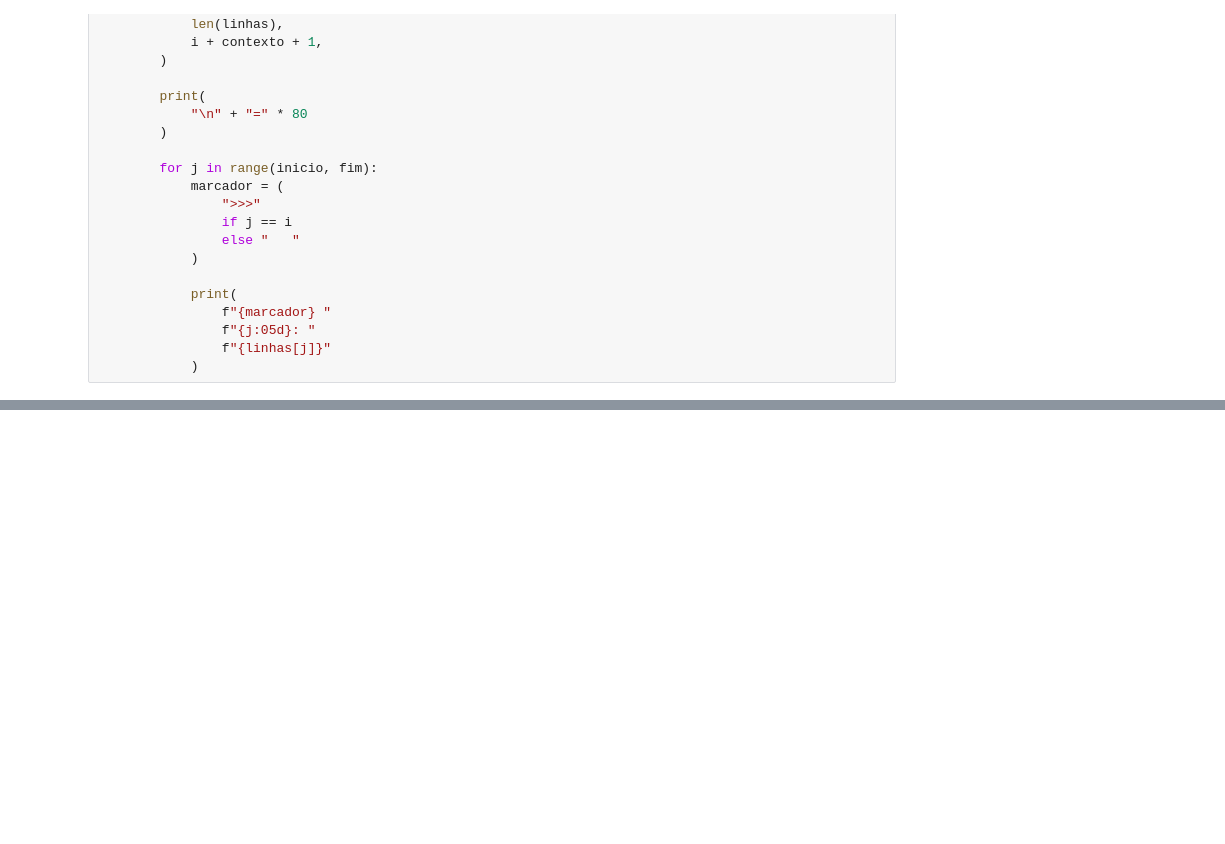
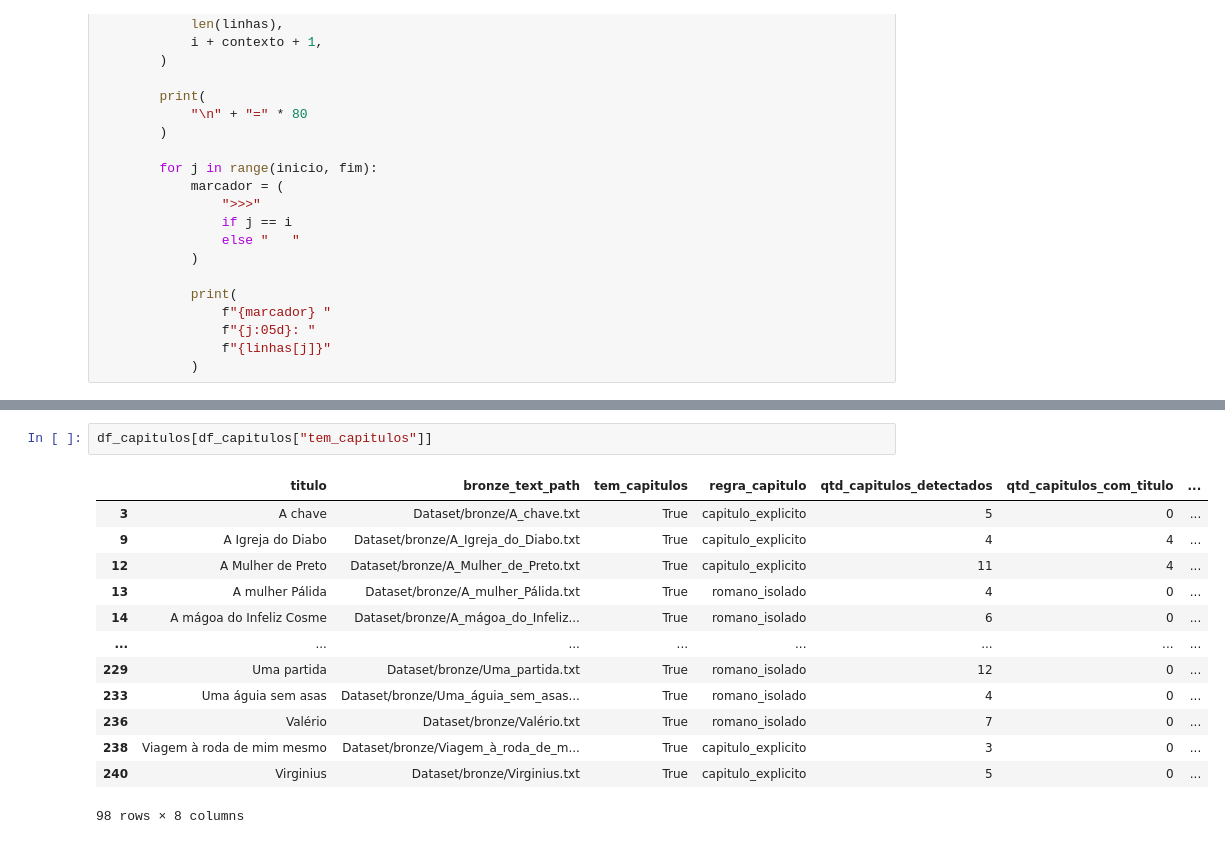
Before and after one commit to Gusreis7/ACartomanteRAG, a Jupyter notebook: AED/ExploreEstrategiaChunks.ipynb, the cells around one changed output, grey strips where cells are left out. Cells and saved outputs as stored; diff of their text form; blank space fills up the shorter version.

```diff
--- a/AED/ExploreEstrategiaChunks.ipynb
+++ b/AED/ExploreEstrategiaChunks.ipynb
@@ -1170,0 +1970,16 @@ ARQUIVO: Dataset/bronze/A_mulher_Pálida.txt
+# %%
+df_capitulos[df_capitulos["tem_capitulos"]]
+# %% [output]
+|  | titulo | bronze_text_path | tem_capitulos | regra_capitulo | qtd_capitulos_detectados | qtd_capitulos_com_titulo | ... |
+| 3 | A chave | Dataset/bronze/A_chave.txt | True | capitulo_explicito | 5 | 0 | ... |
+| 9 | A Igreja do Diabo | Dataset/bronze/A_Igreja_do_Diabo.txt | True | capitulo_explicito | 4 | 4 | ... |
+| 12 | A Mulher de Preto | Dataset/bronze/A_Mulher_de_Preto.txt | True | capitulo_explicito | 11 | 4 | ... |
+| 13 | A mulher Pálida | Dataset/bronze/A_mulher_Pálida.txt | True | romano_isolado | 4 | 0 | ... |
+| 14 | A mágoa do Infeliz Cosme | Dataset/bronze/A_mágoa_do_Infeliz... | True | romano_isolado | 6 | 0 | ... |
+| ... | ... | ... | ... | ... | ... | ... | ... |
+| 229 | Uma partida | Dataset/bronze/Uma_partida.txt | True | romano_isolado | 12 | 0 | ... |
+| 233 | Uma águia sem asas | Dataset/bronze/Uma_águia_sem_asas... | True | romano_isolado | 4 | 0 | ... |
+| 236 | Valério | Dataset/bronze/Valério.txt | True | romano_isolado | 7 | 0 | ... |
+| 238 | Viagem à roda de mim mesmo | Dataset/bronze/Viagem_à_roda_de_m... | True | capitulo_explicito | 3 | 0 | ... |
+| 240 | Virginius | Dataset/bronze/Virginius.txt | True | capitulo_explicito | 5 | 0 | ... |
+98 rows × 8 columns
```
Also changed, not shown: parts of 69 cells of this notebook.
